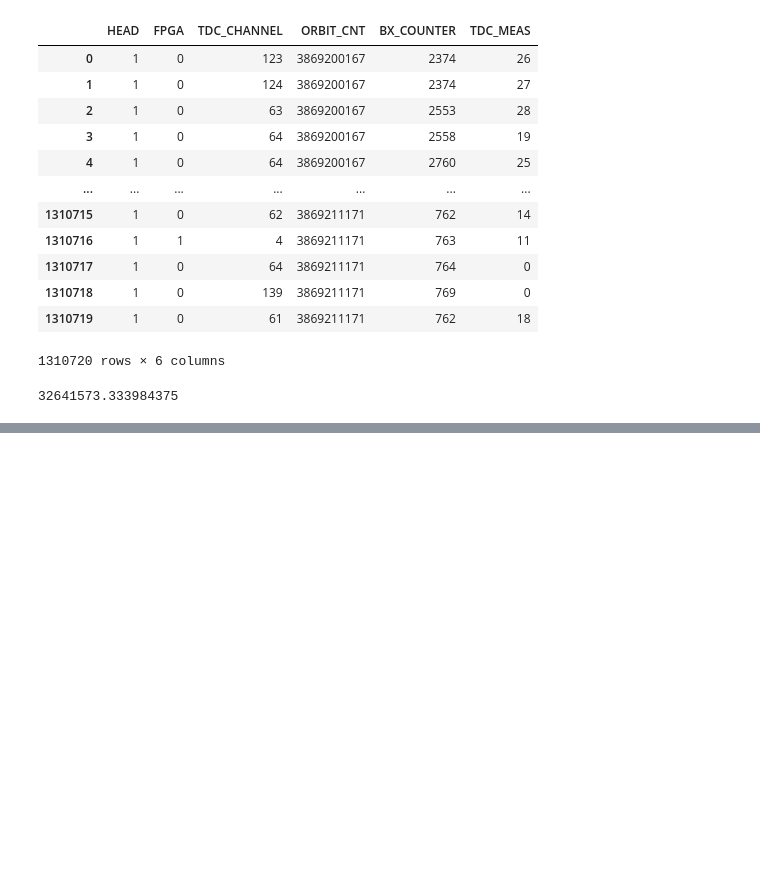
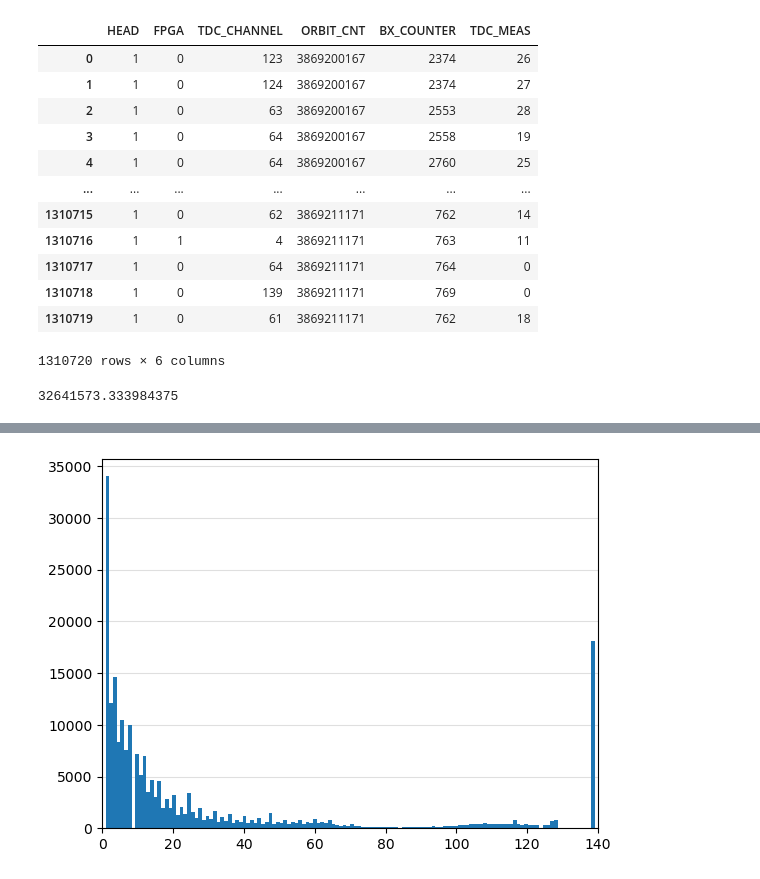
Before and after one commit to GioMai24/LaboratoryOfComputationalPhysics_Y7, a Jupyter notebook: Lab_6/06ex_Pandas.ipynb, the cells around one changed output, grey strips where cells are left out. Saved outputs shown, nothing was run; the diff lists cells and outputs as text; code cells hidden in the pictures; blank space fills up the shorter version.

```diff
--- a/Lab_6/06ex_Pandas.ipynb
+++ b/Lab_6/06ex_Pandas.ipynb
@@ -210,0 +169,9 @@ Name: count, Length: 133, dtype: int64
+# %%
+fig, ax = plt.subplots()
+ax.set_axisbelow(True)
+FP1['TDC_CHANNEL'].hist(bins=FP1['TDC_CHANNEL'].nunique(), grid=False, ax=ax)
+ax.grid(axis='y', alpha=.4)
+ax.set_xlim(0,140)
+plt.show()
+# %% [output]
+[figure, added]
```
Also changed, not shown: parts of 10 cells of this notebook.
